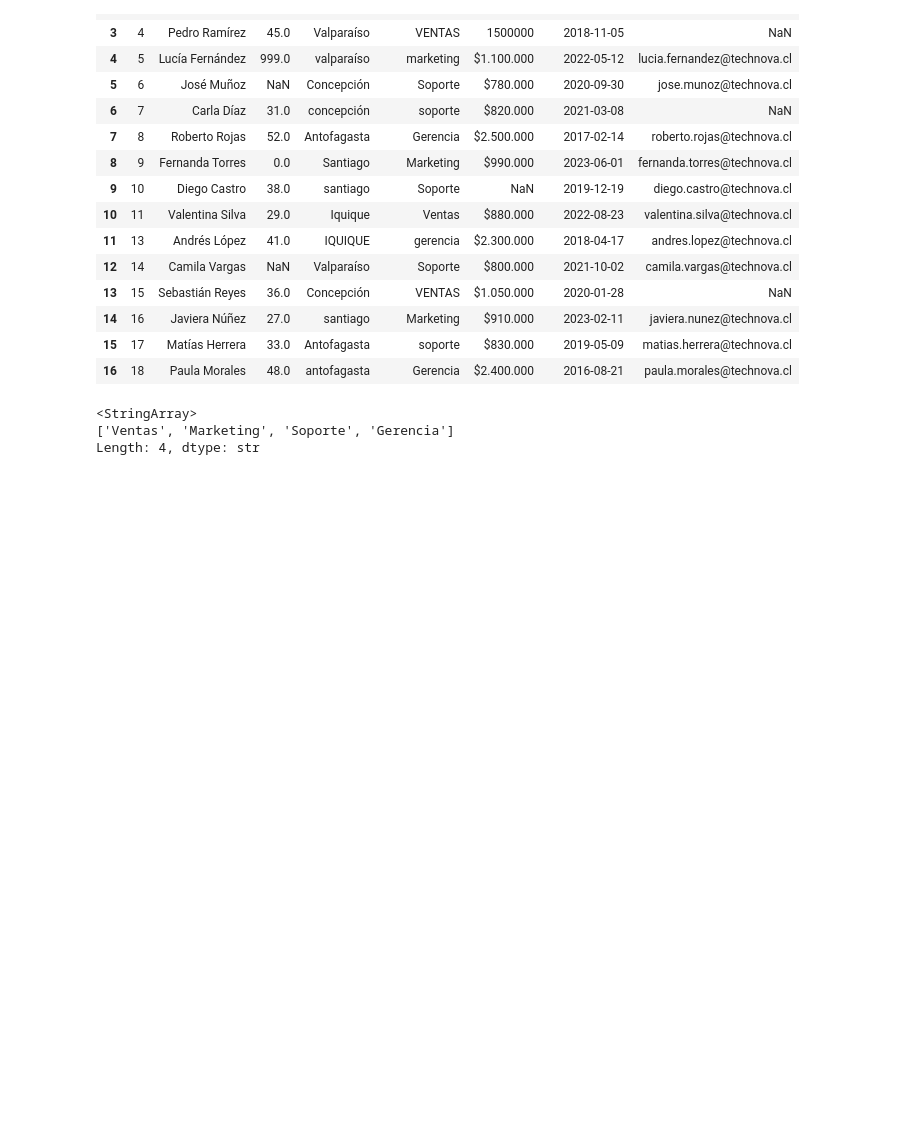
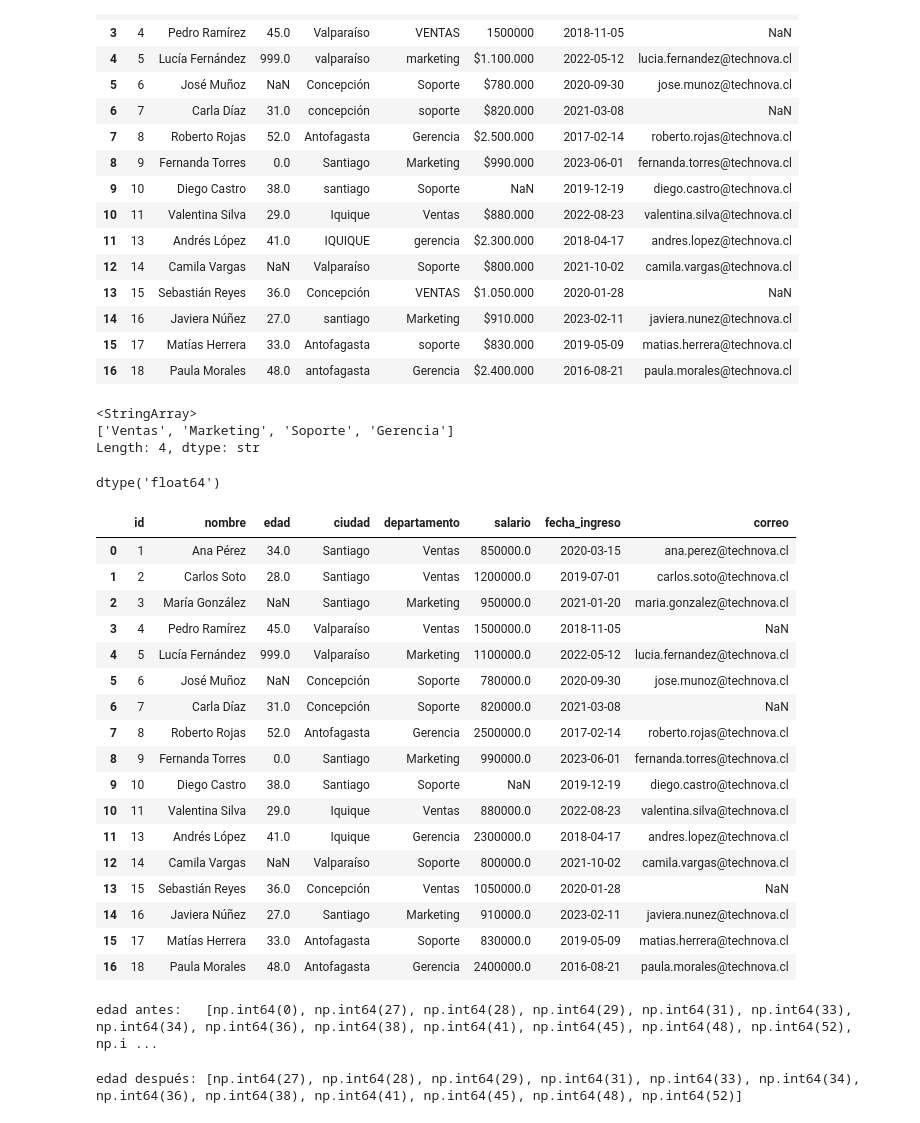
Before and after one commit to MiguelAngelRamos/analisis-datos, a Jupyter notebook: ejercicio_1.ipynb, the cells around one changed output. Cells and saved outputs as stored; diff of their text form; code cells hidden in the pictures; blank space fills up the shorter version.

Commit message:
data set actualizado

```diff
--- a/ejercicio_1.ipynb
+++ b/ejercicio_1.ipynb
@@ -158,3 +158,32 @@ Length: 4, dtype: str
 data_frame["salario"] = (data_frame["salario"].str.replace("$","", regex=False)
                                               .str.replace(".","", regex=False)
                                               .astype(float))
+# %%
+data_frame["salario"].dtype # float64, ahora sí es numérica y se pueden hacer cálculos con ella
+# %% [output]
+dtype('float64')
+# %%
+display(data_frame)
+# %% [output]
+|  | id | nombre | edad | ciudad | departamento | salario | fecha_ingreso | correo |
+| 0 | 1 | Ana Pérez | 34.0 | Santiago | Ventas | 850000.0 | 2020-03-15 | ana.perez@technova.cl |
+| 1 | 2 | Carlos Soto | 28.0 | Santiago | Ventas | 1200000.0 | 2019-07-01 | carlos.soto@technova.cl |
+| 2 | 3 | María González | NaN | Santiago | Marketing | 950000.0 | 2021-01-20 | maria.gonzalez@technova.cl |
+| 3 | 4 | Pedro Ramírez | 45.0 | Valparaíso | Ventas | 1500000.0 | 2018-11-05 | NaN |
+| 4 | 5 | Lucía Fernández | 999.0 | Valparaíso | Marketing | 1100000.0 | 2022-05-12 | lucia.fernandez@technova.cl |
+| 5 | 6 | José Muñoz | NaN | Concepción | Soporte | 780000.0 | 2020-09-30 | jose.munoz@technova.cl |
+| 6 | 7 | Carla Díaz | 31.0 | Concepción | Soporte | 820000.0 | 2021-03-08 | NaN |
+| 7 | 8 | Roberto Rojas | 52.0 | Antofagasta | Gerencia | 2500000.0 | 2017-02-14 | roberto.rojas@technova.cl |
+| 8 | 9 | Fernanda Torres | 0.0 | Santiago | Marketing | 990000.0 | 2023-06-01 | fernanda.torres@technova.cl |
+| 9 | 10 | Diego Castro | 38.0 | Santiago | Soporte | NaN | 2019-12-19 | diego.castro@technova.cl |
+| 10 | 11 | Valentina Silva | 29.0 | Iquique | Ventas | 880000.0 | 2022-08-23 | valentina.silva@technova.cl |
+| 11 | 13 | Andrés López | 41.0 | Iquique | Gerencia | 2300000.0 | 2018-04-17 | andres.lopez@technova.cl |
+| 12 | 14 | Camila Vargas | NaN | Valparaíso | Soporte | 800000.0 | 2021-10-02 | camila.vargas@technova.cl |
+| 13 | 15 | Sebastián Reyes | 36.0 | Concepción | Ventas | 1050000.0 | 2020-01-28 | NaN |
+| 14 | 16 | Javiera Núñez | 27.0 | Santiago | Marketing | 910000.0 | 2023-02-11 | javiera.nunez@technova.cl |
+| 15 | 17 | Matías Herrera | 33.0 | Antofagasta | Soporte | 830000.0 | 2019-05-09 | matias.herrera@technova.cl |
+| 16 | 18 | Paula Morales | 48.0 | Antofagasta | Gerencia | 2400000.0 | 2016-08-21 | paula.morales@technova.cl |
+# %%
+print("edad antes:  ", sorted(data_frame["edad"].dropna().unique().astype(int)))
+# %% [output]
+edad antes:   [np.int64(0), np.int64(27), np.int64(28), np.int64(29), np.int64(31), np.int64(33), np.int64(34), np.int64(36), np.int64(38), np.int64(41), np.int64(45), np.int64(48), np.int64(52), np.i ...
@@ -160,0 +193,4 @@ data_frame["salario"] = (data_frame["salario"].str.replace("$","", regex=False)
+# %%
+print("edad después:", sorted(data_frame["edad"].dropna().unique().astype(int)))
+# %% [output]
+edad después: [np.int64(27), np.int64(28), np.int64(29), np.int64(31), np.int64(33), np.int64(34), np.int64(36), np.int64(38), np.int64(41), np.int64(45), np.int64(48), np.int64(52)]
```
Also changed, not shown: parts of 6 cells of this notebook.
